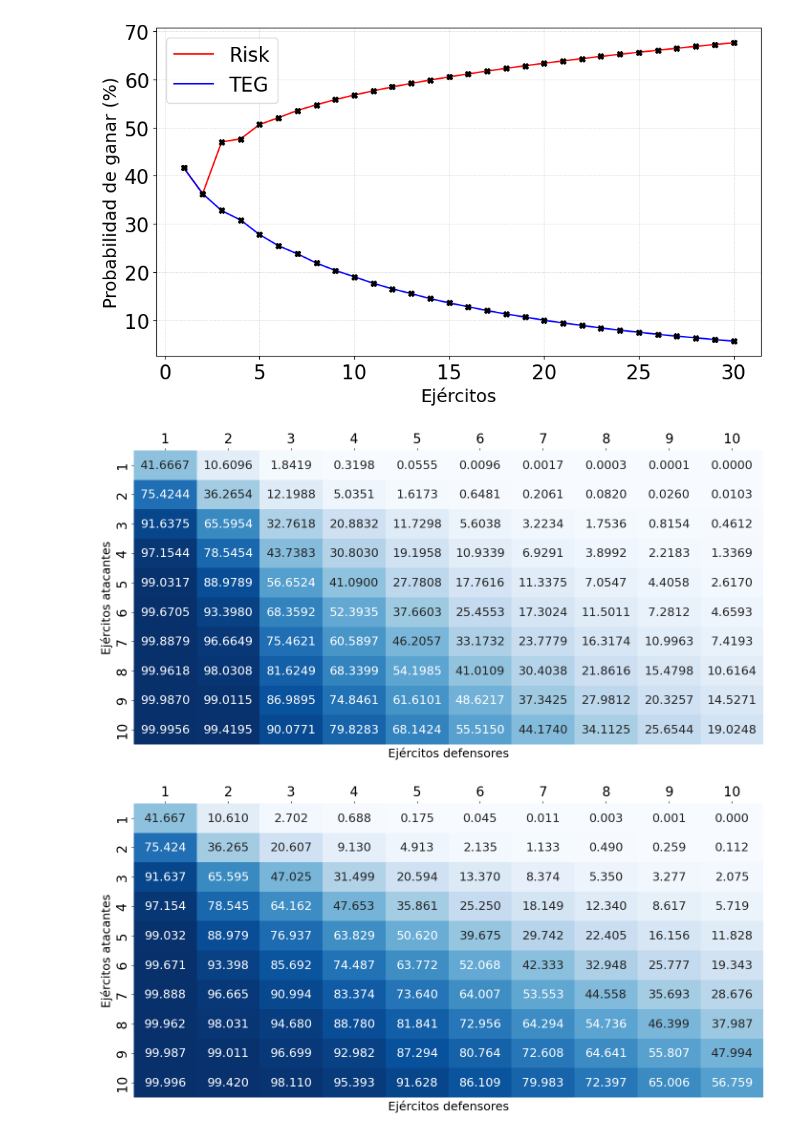
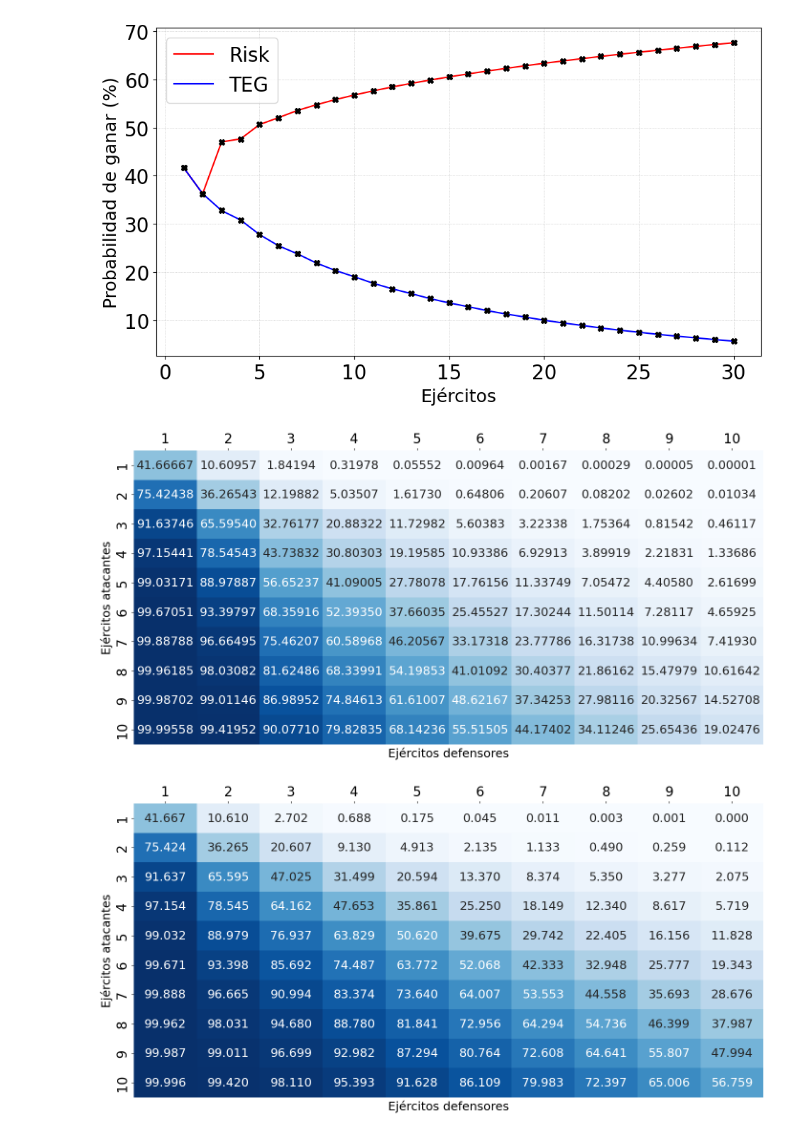
Before and after one commit to julianszere/TEG, a Jupyter notebook: TEG.ipynb, the cells around one changed output. Saved outputs shown, nothing was run; the diff lists cells and outputs as text; code cells hidden in the pictures.

```diff
--- a/TEG.ipynb
+++ b/TEG.ipynb
@@ -189,7 +189,7 @@ p2v3
 # %% [markdown]
 # Markov
 # %%
-def getProbability(armies_attacker, armies_defender, armies_won, max_dice_defender):
+def getProbability(dices_attacker, dices_defender, armies_won):
     probabilities = {
         (1, 1, 1): 15/36,        # π111
         (1, 1, 0): 21/36,        # π110
@@ -212,13 +212,11 @@ def getProbability(armies_attacker, armies_defender, armies_won, max_dice_defend
         (3, 2, 2): 2890/7776,    # π322
         (3, 2, 1): 2611/7776,    # π321
         (3, 2, 0): 2275/7776,    # π320
-        (3, 3, 3): 0.13760288, # π333
-        (3, 3, 2): 0.21469907, # π332
-        (3, 3, 1): 0.26466049, # π331
-        (3, 3, 0): 0.38303755, # π330
+        (3, 3, 3): 0.13760288,   # π333
+        (3, 3, 2): 0.21469907,   # π332
+        (3, 3, 1): 0.26466049,   # π331
+        (3, 3, 0): 0.38303755,   # π330
     }
-    dices_attacker = min(armies_attacker-1, 3) # The attacker attacks with one dice less than the amount of armies it has, and with no more than three dices
-    dices_defender = min(armies_defender, max_dice_defender) # The defender defends with three dices when playing TEG and with two dices when playing RISK
     return probabilities[(dices_attacker, dices_defender, armies_won)]
 
 def getMatrixEntries(prev_state, post_state, max_dice_defender):
@@ -226,12 +224,12 @@ def getMatrixEntries(prev_state, post_state, max_dice_defender):
     attacker_armies_post, defender_armies_post = post_state
     armies_won = defender_armies_prev - defender_armies_post
     armies_lost = attacker_armies_prev - attacker_armies_post
-    attacker_dices = min(attacker_armies_prev-1, 3)
-    defender_dices = min(defender_armies_prev, max_dice_defender)
+    attacker_dices = min(attacker_armies_prev, 3)
+    defender_dices = min(defender_armies_prev, max_dice_defender) # The defender defends with three dices when playing TEG and with two dices when playing RISK
     if armies_won < 0  or armies_lost < 0 or (armies_lost + armies_won) != min(attacker_dices, defender_dices) or (armies_lost + armies_won > 3):
         return 0
     else:
-        return getProbability(attacker_dices, defender_dices, armies_won, max_dice_defender)
+        return getProbability(attacker_dices, defender_dices, armies_won)
 # %%
 class TEG:
     def __init__(self, max_armies_attacker, max_armies_defender, max_dice_defender=3):
@@ -355,9 +348,9 @@ def plotHeatMap(P, round_digits=5):
     plt.ylabel('Ejércitos atacantes')
     plt.tick_params(axis='x', labeltop=True, labelbottom=False, top=True, bottom=False)
 # %%
-plotHeatMap(P_teg[:10,:10], 4)
+plotHeatMap(P_teg[:10,:10], 5)
 # %% [output]
-[figure, old version]
+[figure, new version]
 # %%
 plotHeatMap(P_risk[:10,:10], 3)
 # %% [output]
```
Also changed, not shown: parts of 5 cells of this notebook.
